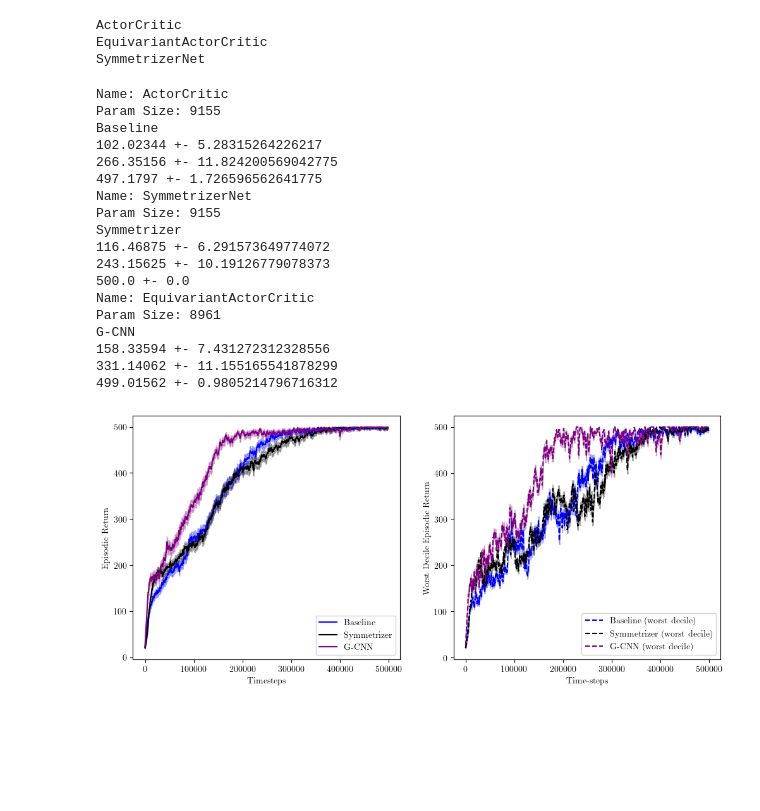
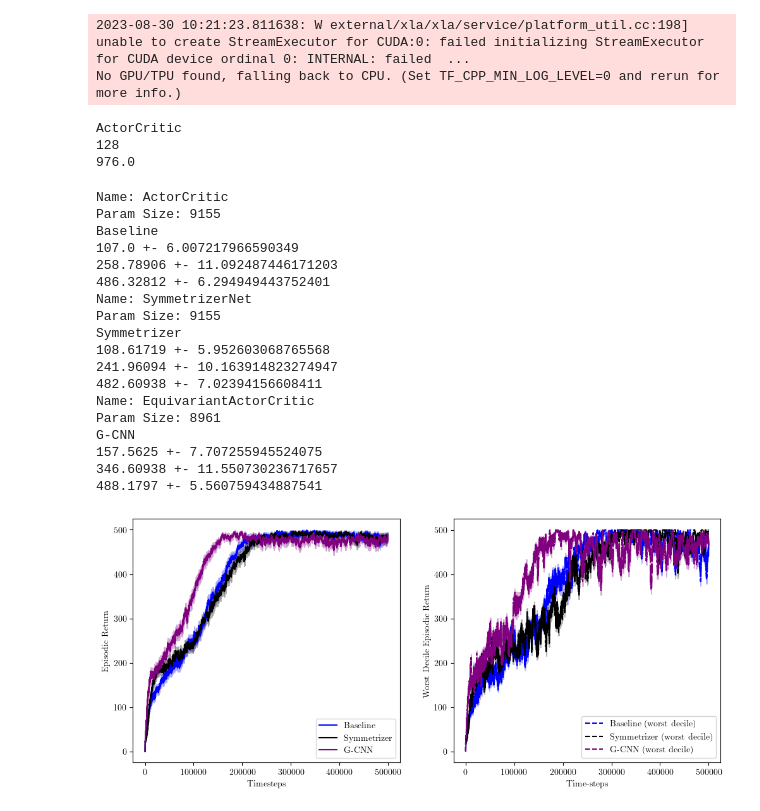
Before and after one commit to seancraven/mono_ms, a Jupyter notebook: base_rl/mf_plotting_cp.ipynb, the cells around one changed output. Saved outputs shown, nothing was run; the diff lists cells and outputs as text; code cells hidden in the pictures; blank space fills up the shorter version.

```diff
--- a/base_rl/mf_plotting_cp.ipynb
+++ b/base_rl/mf_plotting_cp.ipynb
@@ -27,7 +28,7 @@ def SymmetrizerNet(action_dim: int) -> ACSequential:
         layer_list + [action_dim],
         [True] * (len(layer_list) + 1),
     )
-
+CONFIG["ANNEAL_LR"] = False
 for net_init in [
     ActorCritic,
     EquivariantActorCritic,
@@ -42,12 +43,14 @@ for net_init in [
     jnp.save(f"{net_init.__name__}.npy", episodic_returns)
     del jit_train
 # %% [output]
-ActorCritic
-EquivariantActorCritic
-SymmetrizerNet
+2023-08-30 10:21:23.811638: W external/xla/xla/service/platform_util.cc:198] unable to create StreamExecutor for CUDA:0: failed initializing StreamExecutor for CUDA device ordinal 0: INTERNAL: failed  ...
+No GPU/TPU found, falling back to CPU. (Set TF_CPP_MIN_LOG_LEVEL=0 and rerun for more info.)
+ActorCritic
+128
+976.0
 # %%
 names= [ "Baseline", "Symmetrizer", "G-CNN"]
-def moving_average(x, w=1000):
+def moving_average(x, w=10):
     return np.convolve(x, np.ones(w), "valid") / w
 
 
@@ -81,10 +84,6 @@ for c, init_fn, name  in zip(
     print(episodic_returns.mean(axis=0)[10_000],"+-", episodic_returns.std(axis=0)[10_000]/np.sqrt(num_seeds))
     print(episodic_returns.mean(axis=0)[100_000],"+-", episodic_returns.std(axis=0)[100_000]/np.sqrt(num_seeds))
     print(episodic_returns.mean(axis=0)[-1],"+-", episodic_returns.std(axis=0)[-1]/np.sqrt(num_seeds))
-
-
-
-
 
     ax[0].plot(x, returns_mean, label=f"{name}", color=c)
     ax[0].fill_between(x, returns_lower, returns_upper, alpha=0.3, color=c)
@@ -103,40 +102,40 @@ for c, init_fn, name  in zip(
         x,
         moving_average(worst_mean),
         label=f"{name} (worst decile)",
         linestyle="--",
         color=c,
     )
     ax[1].fill_between(
         x,
         moving_average(worst_lower),
         moving_average(worst_upper),
         alpha=0.3,
         color=c,
     )
     ax[1].set_xlabel("Time-steps")
     ax[1].set_ylabel("Worst Decile Episodic Return")
 
 ax[0].legend()
 ax[1].legend()
 plt.show()
 fig.savefig("../msc_thesis/Figures/cart_pole_returns.png", dpi=300)
 # %% [output]
 Name: ActorCritic
 Param Size: 9155
 Baseline
-102.02344 +- 5.28315264226217
-266.35156 +- 11.824200569042775
-497.1797 +- 1.726596562641775
+107.0 +- 6.007217966590349
+258.78906 +- 11.092487446171203
+486.32812 +- 6.294949443752401
 Name: SymmetrizerNet
 Param Size: 9155
 Symmetrizer
-116.46875 +- 6.291573649774072
-243.15625 +- 10.19126779078373
-500.0 +- 0.0
+108.61719 +- 5.952603068765568
+241.96094 +- 10.163914823274947
+482.60938 +- 7.02394156608411
 Name: EquivariantActorCritic
 Param Size: 8961
 G-CNN
-158.33594 +- 7.431272312328556
-331.14062 +- 11.155165541878299
-499.01562 +- 0.9805214796716312
+157.5625 +- 7.707255945524075
+346.60938 +- 11.550730236717657
+488.1797 +- 5.560759434887541
-[figure, old version]
+[figure, new version]
```
Also changed, not shown: parts of 1 cell of this notebook, 4 other files.
